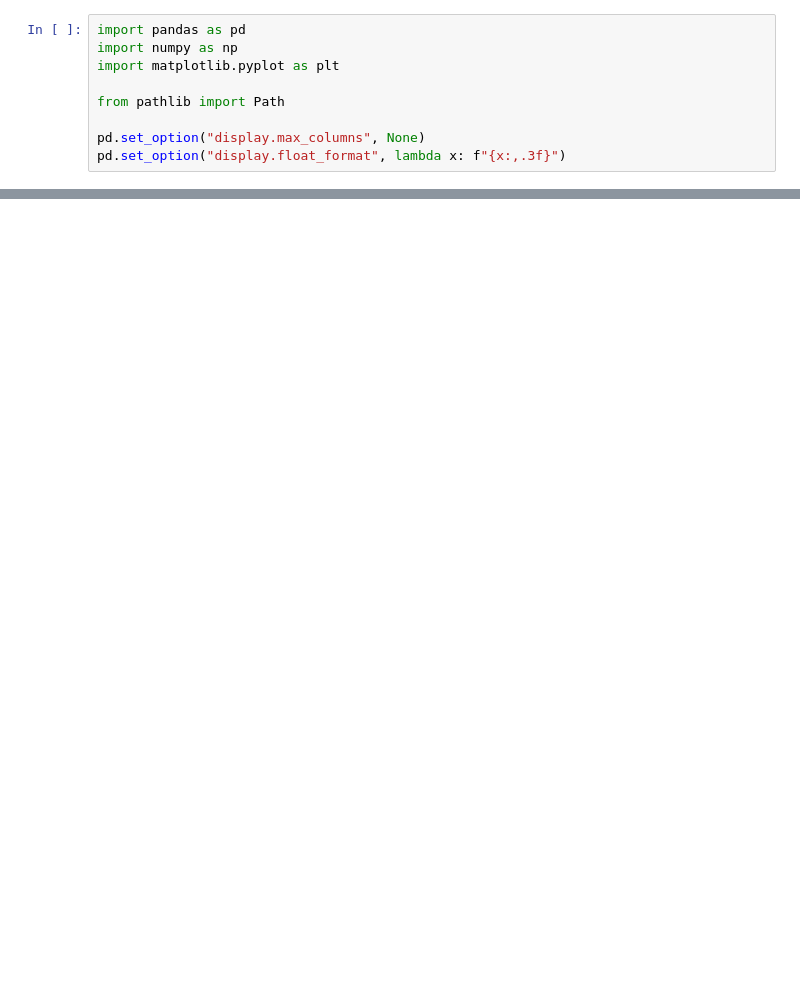
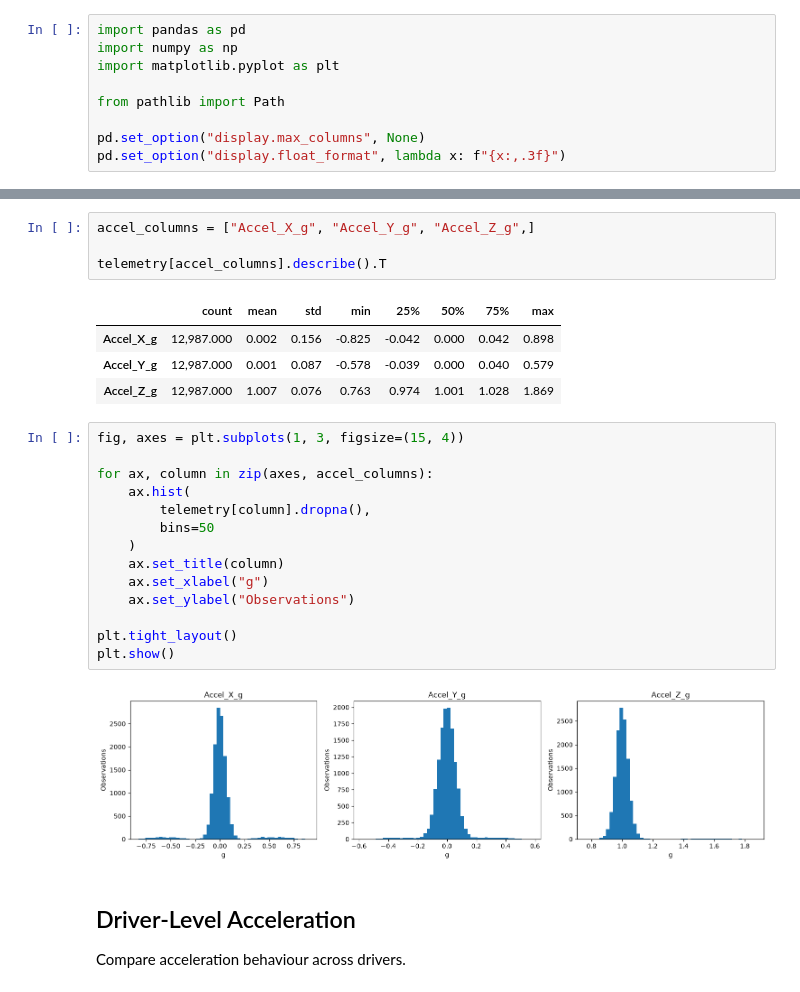
Before and after one commit to souro26/vexardrive-analysis, a Jupyter notebook: notebooks/02_driver_behavior.ipynb, the cells around one changed output, grey strips where cells are left out. Drawn from its saved outputs; the diff is of its cells as text; blank space fills up the shorter version.

```diff
--- a/notebooks/02_driver_behavior.ipynb
+++ b/notebooks/02_driver_behavior.ipynb
@@ -62,0 +413,29 @@ telemetry["Timestamp"] = pd.to_datetime(
+# %%
+accel_columns = ["Accel_X_g", "Accel_Y_g", "Accel_Z_g",]
+
+telemetry[accel_columns].describe().T
+# %% [output]
+|  | count | mean | std | min | 25% | 50% | 75% | max |
+| Accel_X_g | 12,987.000 | 0.002 | 0.156 | -0.825 | -0.042 | 0.000 | 0.042 | 0.898 |
+| Accel_Y_g | 12,987.000 | 0.001 | 0.087 | -0.578 | -0.039 | 0.000 | 0.040 | 0.579 |
+| Accel_Z_g | 12,987.000 | 1.007 | 0.076 | 0.763 | 0.974 | 1.001 | 1.028 | 1.869 |
+# %%
+fig, axes = plt.subplots(1, 3, figsize=(15, 4))
+
+for ax, column in zip(axes, accel_columns):
+    ax.hist(
+        telemetry[column].dropna(),
+        bins=50
+    )
+    ax.set_title(column)
+    ax.set_xlabel("g")
+    ax.set_ylabel("Observations")
+
+plt.tight_layout()
+plt.show()
+# %% [output]
+[figure, added]
+# %% [markdown]
+## Driver-Level Acceleration
+
+Compare acceleration behaviour across drivers.
```
Also changed, not shown: parts of 95 cells of this notebook.
